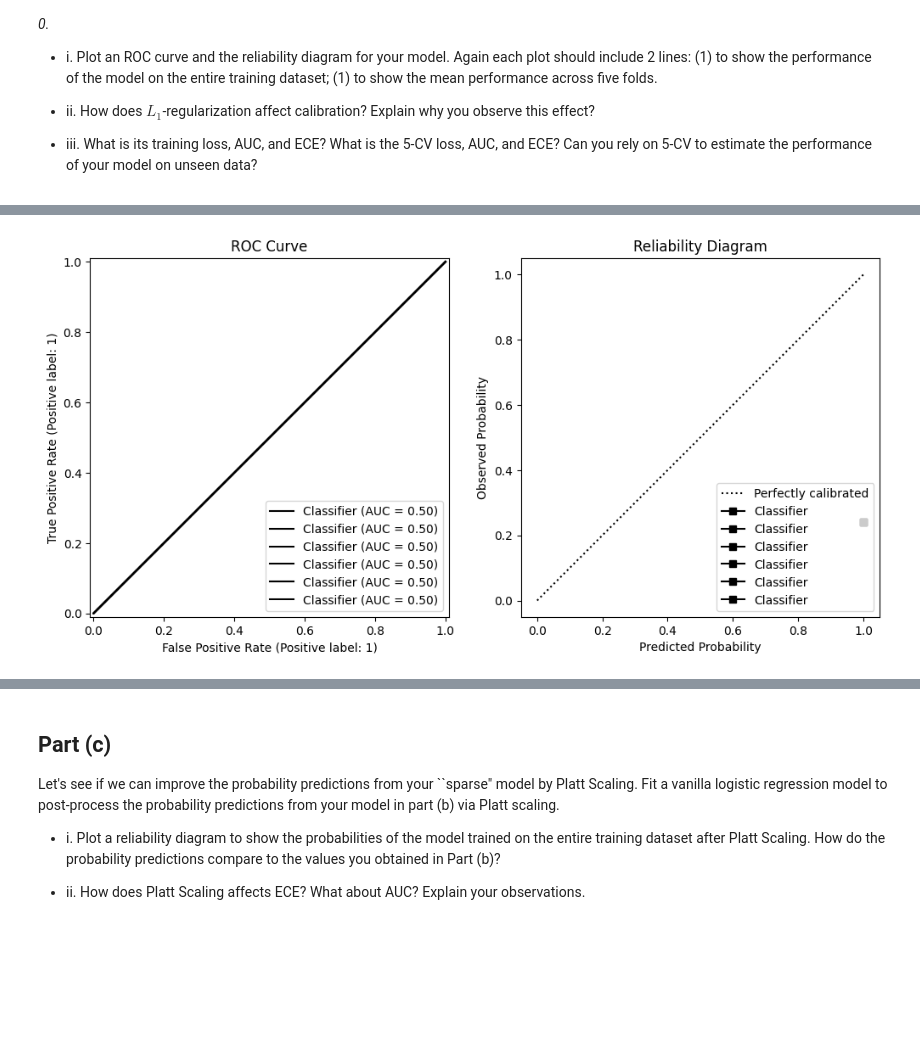
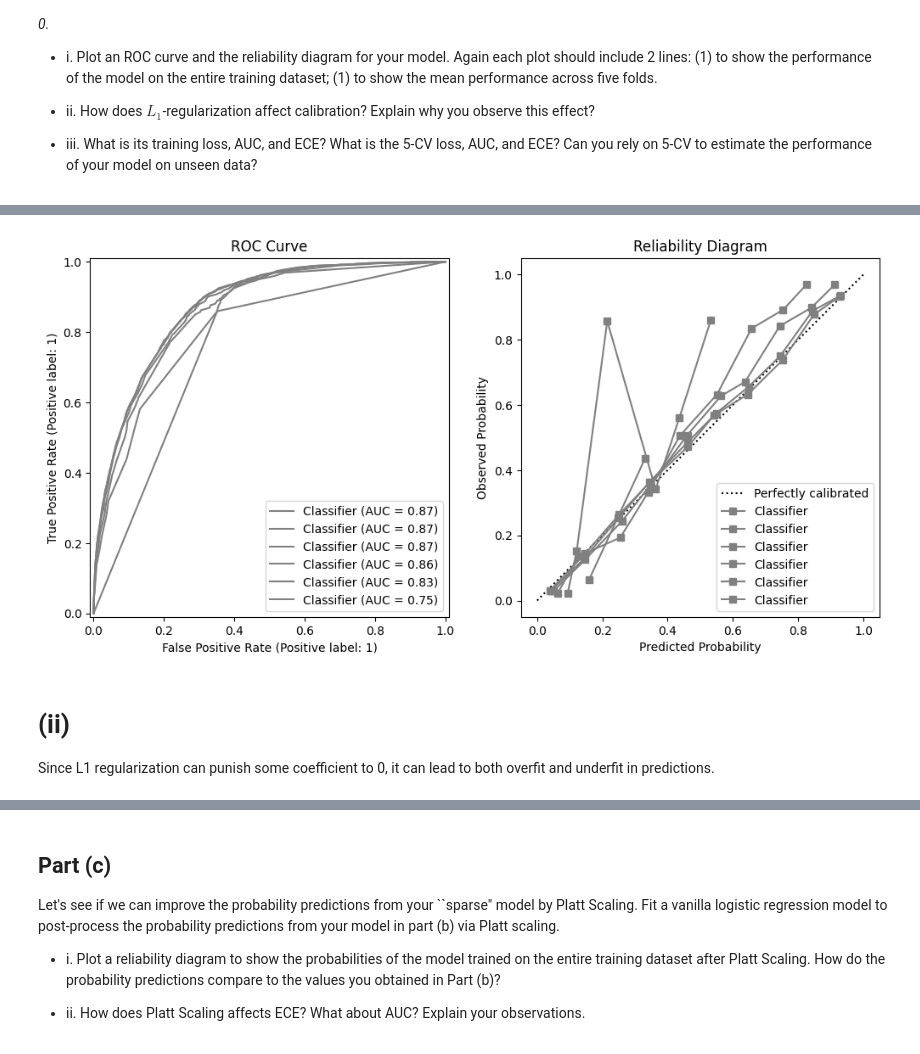
Before and after one commit to Mingrui-Zhuang/Probabilistic_Modeling, a Jupyter notebook: PS3_Q5.ipynb, the cells around one changed output, grey strips where cells are left out. Saved outputs shown, nothing was run; the diff lists cells and outputs as text; code cells hidden in the pictures; blank space fills up the shorter version.

```diff
--- a/PS3_Q5.ipynb
+++ b/PS3_Q5.ipynb
@@ -45,7 +45,8 @@ class L1LogisticRegression(object):
         self.t = cp.Variable(1)
 
         # YOUR CODE HERE
-        logistic_loss = cp.sum(cp.logistic(-cp.multiply(y, X @ self.w + self.t))) / self.n
+        y_transformed = 2 * y - 1
+        logistic_loss = cp.sum(cp.logistic(-cp.multiply(y_transformed, X @ self.w + self.t))) / self.n
         l1_penalty = self.C * cp.norm1(self.w)
         objective = cp.Minimize(logistic_loss + l1_penalty)
         self.problem = cp.Problem(objective)
@@ -325,8 +319,13 @@ fig, ax = plt.subplots(1, 2, figsize=(12, 6))
 ax[0].set_aspect('equal', adjustable='box')  # ROC curve
 ax[1].set_aspect('equal', adjustable='box')  # Reliability diagram
 
-for lambda_ in [0.001, 0.002, 0.005, 0.01, 0.02, 0.05]:
-    penalty = 1 / lambda_
+# [0.001, 0.002, 0.005, 0.01, 0.02, 0.05]
+
+all_scores = []
+all_labels = []
+
+for penalty in [0.001, 0.002, 0.005, 0.01, 0.02, 0.05]:
+
     clf = L1LogisticRegression(C=penalty)
     clf.fit(X, y)
 
@@ -344,11 +343,13 @@ for lambda_ in [0.001, 0.002, 0.005, 0.01, 0.02, 0.05]:
     train_ece = compute_ece(y, y_proba)
 
     # Plot ROC curve and reliability diagram for the entire dataset
-    plot_roc_curve(y, y_proba, ax[0], type='full')
-    plot_reliability_diagram(y, y_proba, ax[1], type='full')
+    plot_roc_curve(y, y_proba, ax[0], type='fold')
+    plot_reliability_diagram(y, y_proba, ax[1], type='fold')
 
     # Perform 5-fold cross-validation
     cv_losses, cv_aucs, cv_eces = [], [], []
+
+    # collect all scores and labels for the current penalty
 
     for k in range(1, max(folds) + 1):
         clf = L1LogisticRegression(C=penalty)
@@ -365,16 +366,23 @@ for lambda_ in [0.001, 0.002, 0.005, 0.01, 0.02, 0.05]:
         cv_aucs.append(compute_auc(y_fold, y_proba_fold))
         cv_eces.append(compute_ece(y_fold, y_proba_fold))
 
+        scores = clf.decision_function(X[test_idx])
+        labels = y[test_idx]
+        all_scores.extend(scores)
+        all_labels.extend(labels)
+
     # Compute mean CV metrics
     mean_cv_loss = np.mean(cv_losses)
     mean_cv_auc = np.mean(cv_aucs)
     mean_cv_ece = np.mean(cv_eces)
 
-    # Print metrics
     print(f"Penalty: {penalty}")
     print(f"Training Loss: {train_loss:.4f}, AUC: {train_auc:.4f}, ECE: {train_ece:.4f}")
     print(f"Mean 5-CV Loss: {mean_cv_loss:.4f}, AUC: {mean_cv_auc:.4f}, ECE: {mean_cv_ece:.4f}")
     print("-" * 50)
+
+all_scores = np.array(all_scores)
+all_labels = np.array(all_labels)
 
 # Finalize plots
 ax[0].set_title("ROC Curve")
@@ -403 +418,4 @@ Mean 5-CV Loss: 15.8767, AUC: 0.4991, ECE: 0.7592
-[figure, old version]
+[figure, new version]
+# %% [markdown]
+# (ii)
+Since L1 regularization can punish some coefficient to 0, it can lead to both overfit and underfit in predictions.
```
Also changed, not shown: parts of 6 cells of this notebook, 2 other files.
